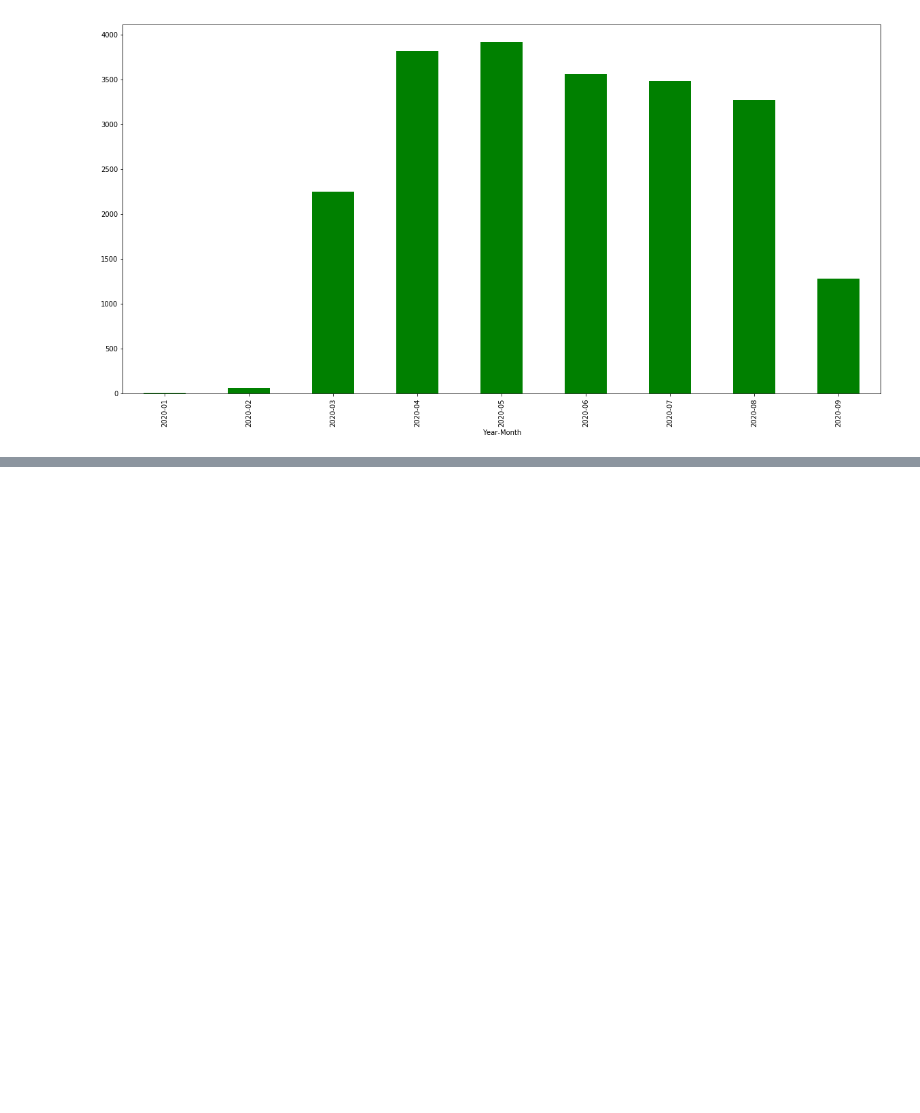
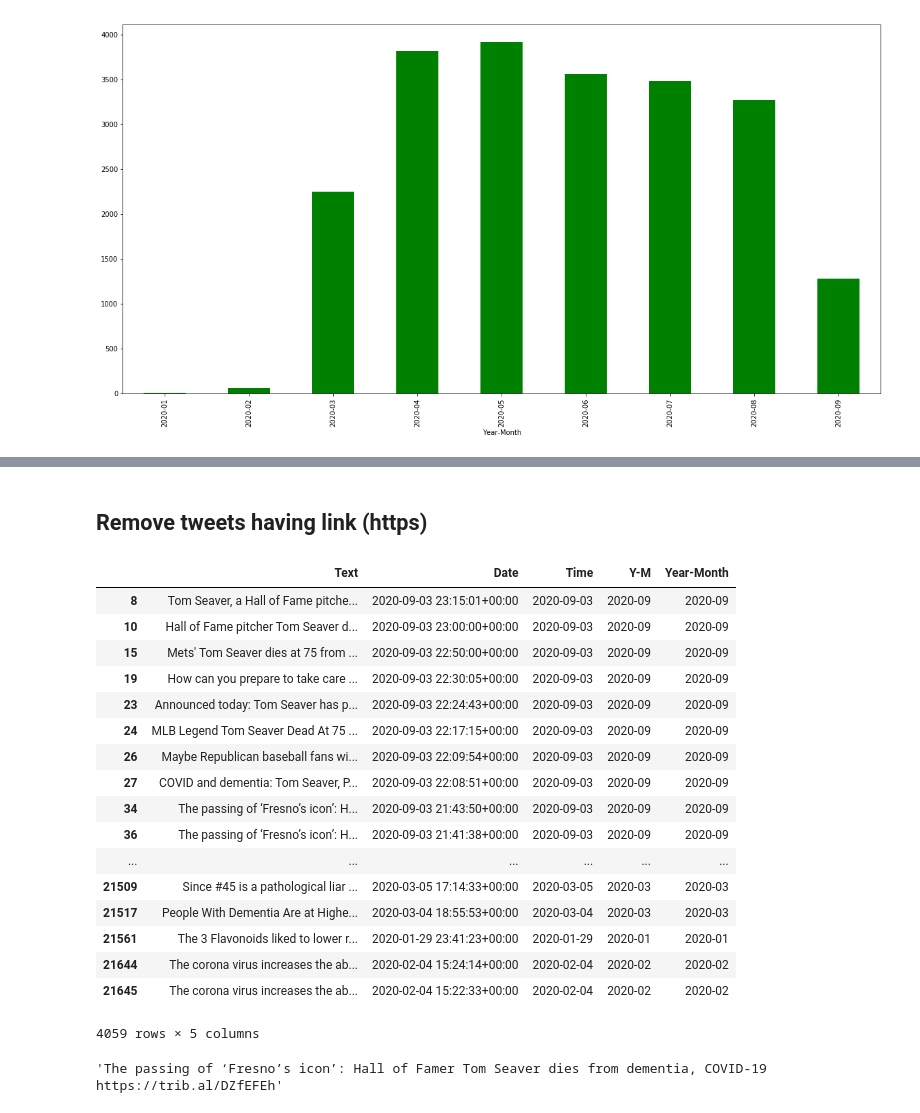
Before and after one commit to mahsaazizi/Twitter-Data-Analysis, a Jupyter notebook: Topic Clustering.ipynb, the cells around one changed output, grey strips where cells are left out. Cells and saved outputs as stored; diff of their text form; code cells hidden in the pictures; blank space fills up the shorter version.

```diff
--- a/Topic Clustering.ipynb
+++ b/Topic Clustering.ipynb
@@ -143,0 +152,4 @@ offline.iplot(fig)
+# %%
+print(len(AllTweets))
+AllTweets.drop_duplicates(['Text'], inplace=True)
+print(len(AllTweets))
@@ -143,0 +162,29 @@ offline.iplot(fig)
+# %% [markdown]
+## Remove tweets having link (https)
+# %%
+mask = np.column_stack(AllTweets[col].str.contains('http', na=False) for col in AllTweets[['Text']])
+http = AllTweets.loc[mask.any(axis=1)]
+http[]
+# %% [output]
+|  | Text | Date | Time | Y-M | Year-Month |
+| 8 | Tom Seaver, a Hall of Fame pitche... | 2020-09-03 23:15:01+00:00 | 2020-09-03 | 2020-09 | 2020-09 |
+| 10 | Hall of Fame pitcher Tom Seaver d... | 2020-09-03 23:00:00+00:00 | 2020-09-03 | 2020-09 | 2020-09 |
+| 15 | Mets' Tom Seaver dies at 75 from ... | 2020-09-03 22:50:00+00:00 | 2020-09-03 | 2020-09 | 2020-09 |
+| 19 | How can you prepare to take care ... | 2020-09-03 22:30:05+00:00 | 2020-09-03 | 2020-09 | 2020-09 |
+| 23 | Announced today: Tom Seaver has p... | 2020-09-03 22:24:43+00:00 | 2020-09-03 | 2020-09 | 2020-09 |
+| 24 | MLB Legend Tom Seaver Dead At 75 ... | 2020-09-03 22:17:15+00:00 | 2020-09-03 | 2020-09 | 2020-09 |
+| 26 | Maybe Republican baseball fans wi... | 2020-09-03 22:09:54+00:00 | 2020-09-03 | 2020-09 | 2020-09 |
+| 27 | COVID and dementia: Tom Seaver, P... | 2020-09-03 22:08:51+00:00 | 2020-09-03 | 2020-09 | 2020-09 |
+| 34 | The passing of ‘Fresno’s icon’: H... | 2020-09-03 21:43:50+00:00 | 2020-09-03 | 2020-09 | 2020-09 |
+| 36 | The passing of ‘Fresno’s icon’: H... | 2020-09-03 21:41:38+00:00 | 2020-09-03 | 2020-09 | 2020-09 |
+| ... | ... | ... | ... | ... | ... |
+| 21509 | Since #45 is a pathological liar ... | 2020-03-05 17:14:33+00:00 | 2020-03-05 | 2020-03 | 2020-03 |
+| 21517 | People With Dementia Are at Highe... | 2020-03-04 18:55:53+00:00 | 2020-03-04 | 2020-03 | 2020-03 |
+| 21561 | The 3 Flavonoids liked to lower r... | 2020-01-29 23:41:23+00:00 | 2020-01-29 | 2020-01 | 2020-01 |
+| 21644 | The corona virus increases the ab... | 2020-02-04 15:24:14+00:00 | 2020-02-04 | 2020-02 | 2020-02 |
+| 21645 | The corona virus increases the ab... | 2020-02-04 15:22:33+00:00 | 2020-02-04 | 2020-02 | 2020-02 |
+4059 rows × 5 columns
+# %%
+http.iloc[ 8  , : ]['Text']
+# %% [output]
+'The passing of ‘Fresno’s icon’: Hall of Famer Tom Seaver dies from dementia, COVID-19 https://trib.al/DZfEFEh'
```
Also changed, not shown: parts of 8 cells of this notebook.
